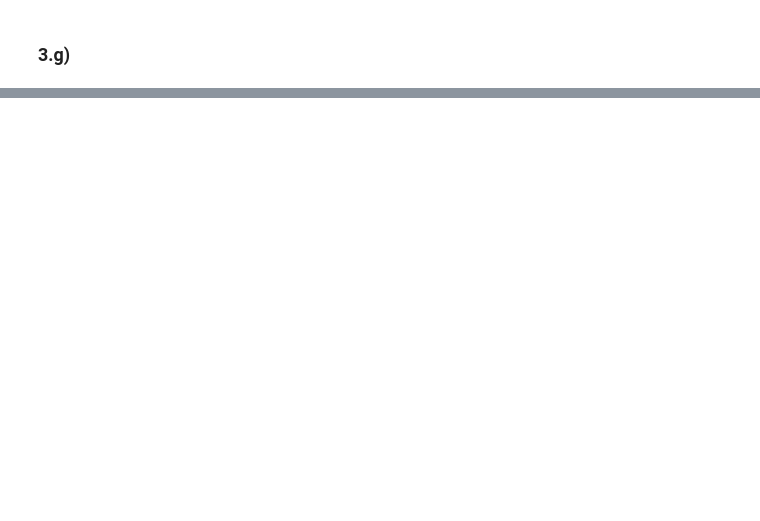
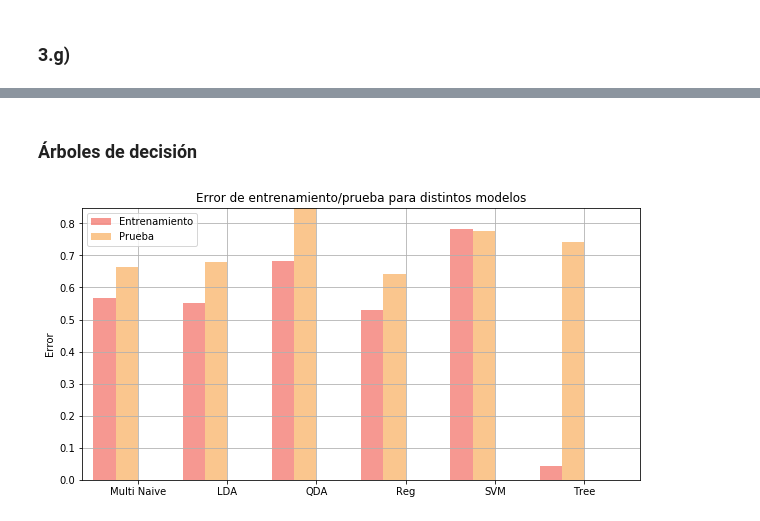
Before and after one commit to GabrielValenzuelaLorca/tarea2maquinas, a Jupyter notebook: Tarea 2.ipynb, the cells around one changed output, grey strips where cells are left out. Drawn from its saved outputs; the diff is of its cells as text; code cells hidden in the pictures; blank space fills up the shorter version.

```diff
--- a/Tarea 2.ipynb
+++ b/Tarea 2.ipynb
@@ -996,0 +1039,4 @@ KeyError: 'pre_score'
+# %%
+raw_data = {'tipo': ['Multi Naive', 'LDA', 'QDA', 'Reg', 'SVM', 'Tree'],
+        'train_score': [],
+        'test_score': []}
@@ -996,0 +1125,75 @@ KeyError: 'pre_score'
+# %% [markdown]
+### Árboles de decisión
+# %%
+from sklearn.tree import DecisionTreeClassifier as Tree
+
+tree = Tree()
+tree.fit(trainBag, df_train['sentiment'])
+
+Res_train = tree.predict(trainBag)
+Res_test = tree.predict(testBag)
+
+scoreTrain = 1 - accuracy_score(df_train['sentiment'], Res_train)
+scoreTest = 1 - accuracy_score(df_test['sentiment'], Res_test)
+
+raw_data['train_score'].append(scoreTrain)
+raw_data['test_score'].append(scoreTest)
+# %%
+# Setting the positions and width for the bars
+pos = list(range(len(raw_data['train_score'])))
+width = 0.25
+
+# Plotting the bars
+fig, ax = plt.subplots(figsize=(10,5))
+
+# Create a bar with pre_score data,
+# in position pos,
+plt.bar(pos,
+        #using df['pre_score'] data,
+        raw_data['train_score'],
+        # of width
+        width,
+        # with alpha 0.5
+        alpha=0.5,
+        # with color
+        color='#EE3224',
+        # with label the first value in first_name
+        label="Entrenamiento")
+
+# Create a bar with mid_score data,
+# in position pos + some width buffer,
+plt.bar([p + width for p in pos],
+        #using df['mid_score'] data,
+        raw_data['test_score'],
+        # of width
+        width,
+        # with alpha 0.5
+        alpha=0.5,
+        # with color
+        color='#F78F1E',
+        # with label the second value in first_name
+        label="Test")
+
+
+# Set the y axis label
+ax.set_ylabel('Error')
+
+# Set the chart's title
+ax.set_title('Error de entrenamiento/prueba para distintos modelos')
+
+# Set the position of the x ticks
+ax.set_xticks([p + 1.5 * width for p in pos])
+
+# Set the labels for the x ticks
+ax.set_xticklabels(raw_data['tipo'])
+
+# Setting the x-axis and y-axis limits
+plt.xlim(min(pos)-width, max(pos)+width*4)
+plt.ylim([0, max(raw_data['train_score'] + raw_data['test_score'])] )
+
+# Adding the legend and showing the plot
+plt.legend(['Entrenamiento', 'Prueba'], loc='upper left')
+plt.grid()
+plt.show()
+# %% [output]
+[figure, added]
```
Also changed, not shown: parts of 57 cells of this notebook.
